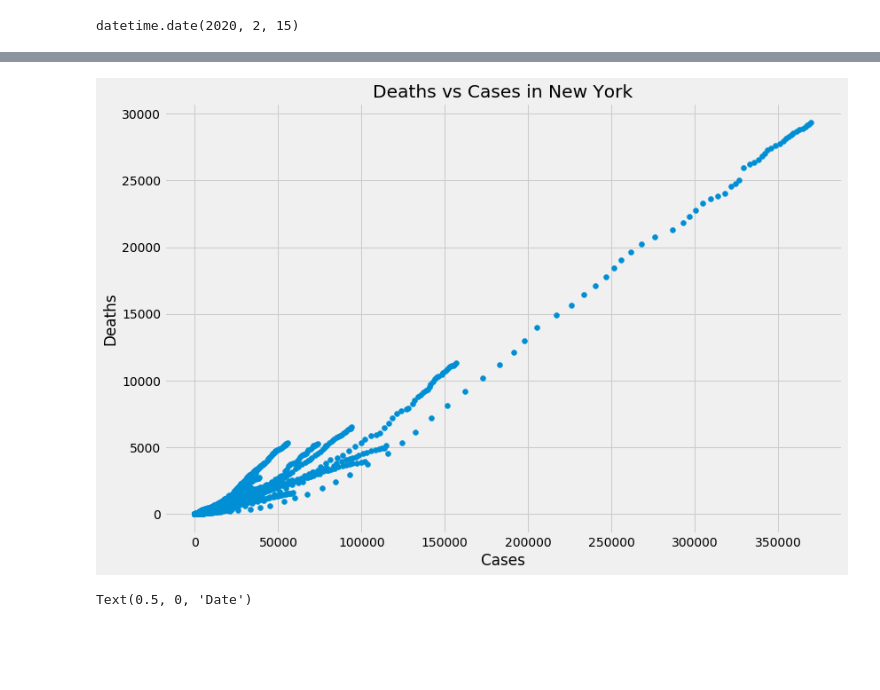
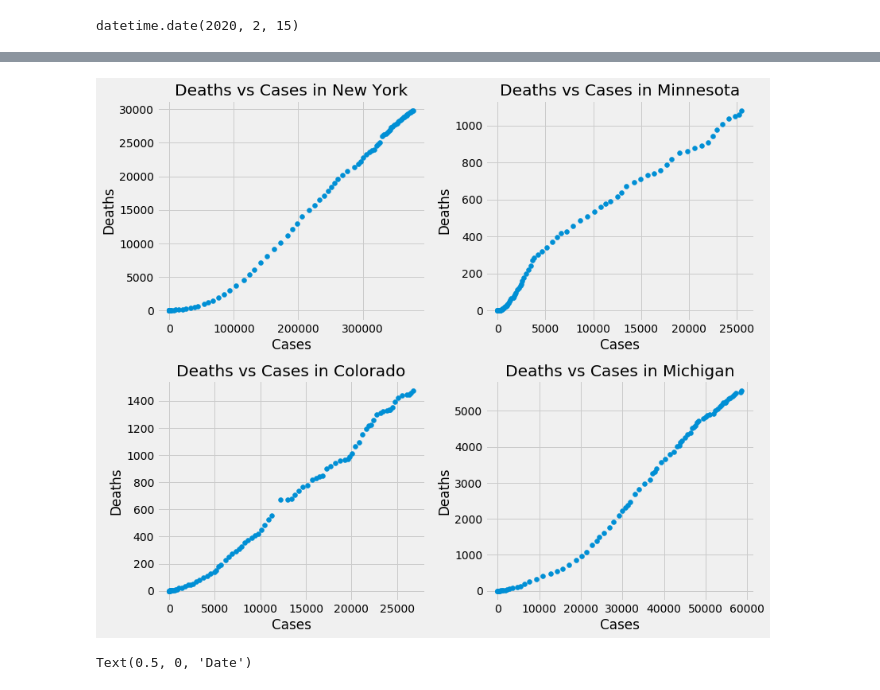
Before and after one commit to Jbudnick/Covid-19-Forecasting, a Jupyter notebook: notebooks/EDA.ipynb, the cells around one changed output, grey strips where cells are left out. Cells and saved outputs as stored; diff of their text form; code cells hidden in the pictures; blank space fills up the shorter version.

```diff
--- a/notebooks/EDA.ipynb
+++ b/notebooks/EDA.ipynb
@@ -501,0 +757,3 @@ rf_model.X_test
+# %%
+NY_raw = covid_raw_case[covid_raw_case['state'] == 'New York']
+MN_raw = covid_raw_case[covid_raw_case['state'] == 'Minnesota']
@@ -806,15 +935,20 @@ rule = rrulewrapper(DAILY, interval=7)
 loc = RRuleLocator(rule)
 formatter = DateFormatter('%y/%m/%d')
 # %%
+num_states = 5
+i = 0
+
 top_states = covid_df[['state','New_Cases_per_pop']].groupby('state').mean()
 top_states.sort_values('New_Cases_per_pop', ascending = False, inplace = True)
 fig, axes = plt.subplots(figsize = (12,6))
-for state in top_states.index[:5]:
+lw = [5] + [1] * (num_states -1)
+for state in top_states.index[:num_states]:
     x = covid_df[covid_df['state'] == state].loc[:, 'days_elapsed']
     x = x.apply(convert_to_date)
     y = covid_df[covid_df['state'] == state].loc[:, 'New_Cases_per_pop']
-    axes.plot_date(x,y, label = state, linewidth = 1, xdate = True, ls = '-', marker = '')
+    axes.plot_date(x,y, label = state, linewidth = lw[i], xdate = True, ls = '-', marker = '')
     fig.autofmt_xdate()
+    i += 1
 axes.legend()
 
 axes.set_xlabel('Date')
@@ -838,16 +990,27 @@ fig.savefig('images/Top5States')
+# %%
+def raw_state_data(states):
+    covid_raw_df = pd.read_csv('data/covid-19-data/us-states.csv')
+    state_raw_list = []
+    for state in states:
+        state_raw_list.append(covid_raw_df[covid_raw_df['state'] == state])
+    return state_raw_list
+# %%
+CO_df = raw_state_data(['Colorado'])[0]
+MI_df = raw_state_data(['Michigan'])[0]
 # %%
-covid_raw_df = pd.read_csv('data/covid-19-data/us-states.csv')
-covid_raw_df[covid_raw_df['state'] == 'New York']
-fig, ax = plt.subplots(figsize = (12,8))
-ax.scatter(covid_raw_df['cases'], covid_raw_df['deaths'])
-ax.set_title('Deaths vs Cases in New York')
-ax.set_xlabel('Cases')
-ax.set_ylabel('Deaths')
+fig, axes = plt.subplots(2, 2, figsize = (12,10))
+state_df = (NY_raw, MN_raw, CO_df, MI_df)
+state = ('New York', 'Minnesota', 'Colorado', 'Michigan')
+for i, ax in enumerate(axes.flatten()):
+    ax.scatter(state_df[i]['cases'], state_df[i]['deaths'])
+    ax.set_title('Deaths vs Cases in {}'.format(state[i]))
+    ax.set_xlabel('Cases')
+    ax.set_ylabel('Deaths')
 fig.tight_layout()
 # Mostly linear trend between cases and deaths
 fig.savefig('images/DeathVsCases')
 # %% [output]
-[figure, old version]
+[figure, new version]
 # %%
 revised_df.rename(columns = {'moving_average': 'Daily New Cases'}, inplace = True)
 # %%
```
Also changed, not shown: parts of 48 cells of this notebook, 9 other files.
